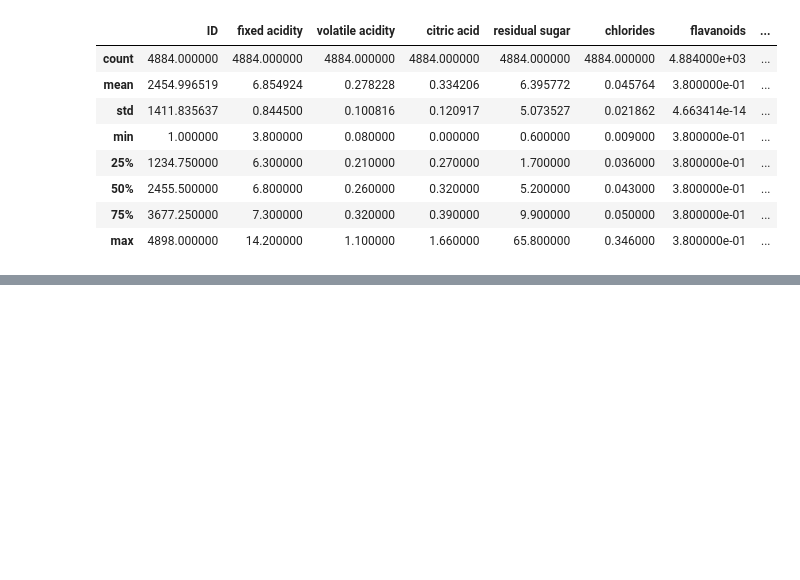
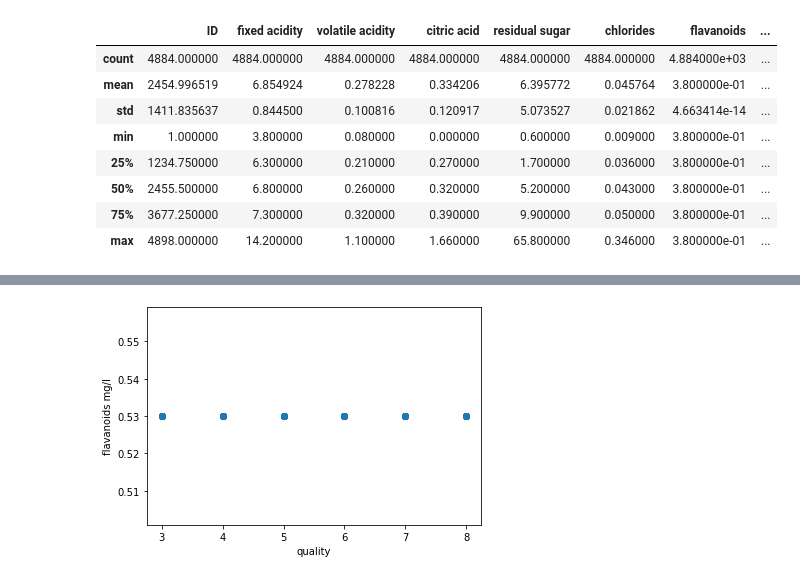
Before and after one commit to proohit/trends-in-ds-team1, a Jupyter notebook: general_exploration.ipynb, the cells around one changed output, grey strips where cells are left out. Drawn from its saved outputs; the diff is of its cells as text; code cells hidden in the pictures; blank space fills up the shorter version.

```diff
--- a/general_exploration.ipynb
+++ b/general_exploration.ipynb
@@ -87,0 +103,7 @@ AttributeError: module 'seaborn' has no attribute 'hist'
+# %%
+plt.scatter(y=wine_red['flavanoids'], x=wine_red['quality'])
+plt.xlabel('quality')
+plt.ylabel(f"flavanoids {feature_units.loc['flavanoids', 'unit']}")
+plt.show()
+# %% [output]
+[figure, added]
```
Also changed, not shown: parts of 23 cells of this notebook.
